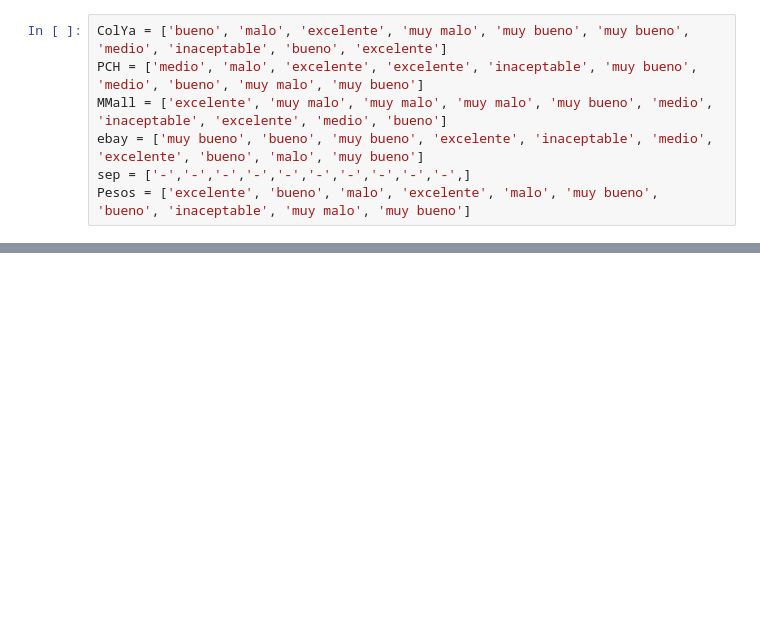
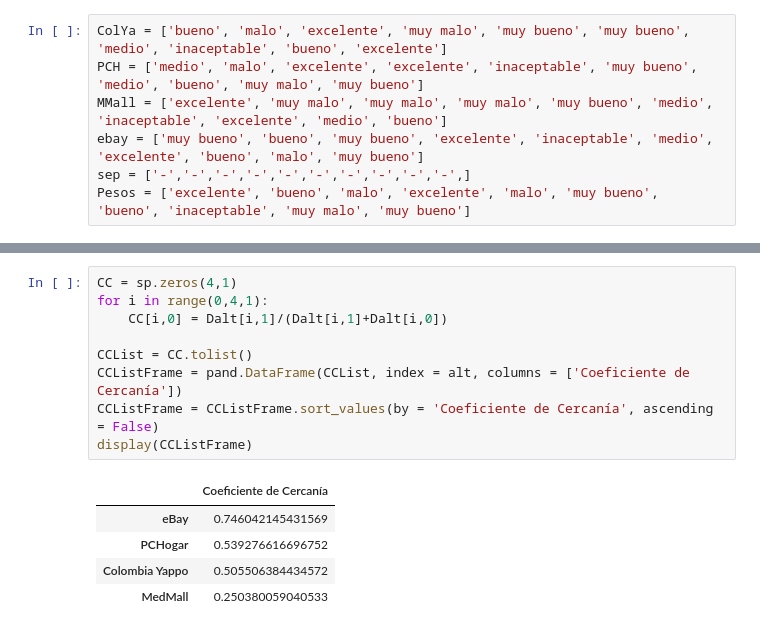
Before and after one commit to DavidbjArangoh/Seminario2_Optimizacion2, a Jupyter notebook: Punto1_TOPSIS_DIFUSO.ipynb, the cells around one changed output, grey strips where cells are left out. Drawn from its saved outputs; the diff is of its cells as text; blank space fills up the shorter version.

```diff
--- a/Punto1_TOPSIS_DIFUSO.ipynb
+++ b/Punto1_TOPSIS_DIFUSO.ipynb
@@ -200,0 +286,15 @@ for i in range(0,10,1):
+# %%
+CC = sp.zeros(4,1)
+for i in range(0,4,1):
+    CC[i,0] = Dalt[i,1]/(Dalt[i,1]+Dalt[i,0])
+
+CCList = CC.tolist()
+CCListFrame = pand.DataFrame(CCList, index = alt, columns = ['Coeficiente de Cercanía'])
+CCListFrame = CCListFrame.sort_values(by = 'Coeficiente de Cercanía', ascending = False)
+display(CCListFrame)
+# %% [output]
+|  | Coeficiente de Cercanía |
+| eBay | 0.746042145431569 |
+| PCHogar | 0.539276616696752 |
+| Colombia Yappo | 0.505506384434572 |
+| MedMall | 0.250380059040533 |
```
Also changed, not shown: parts of 4 cells of this notebook.
